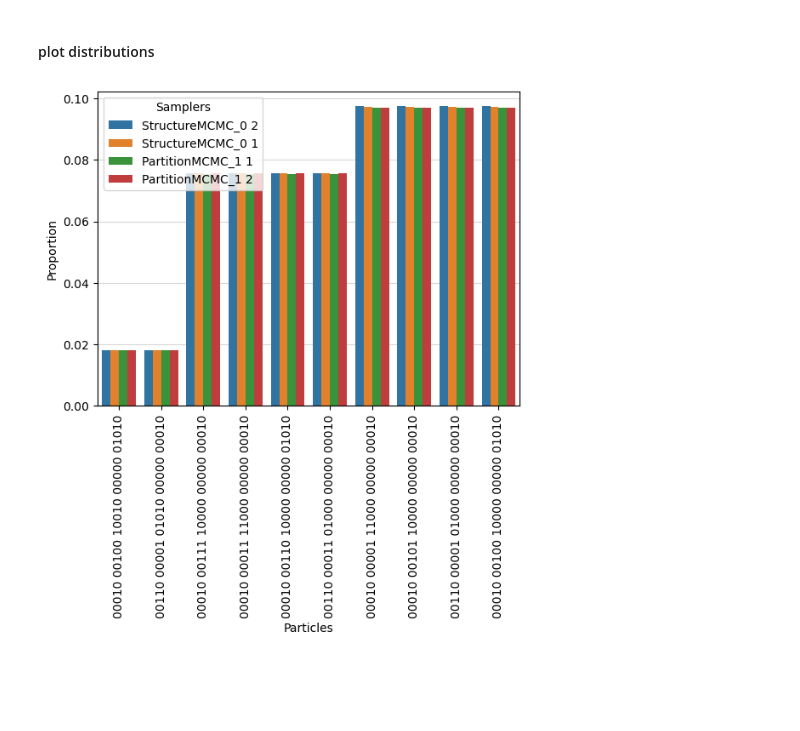
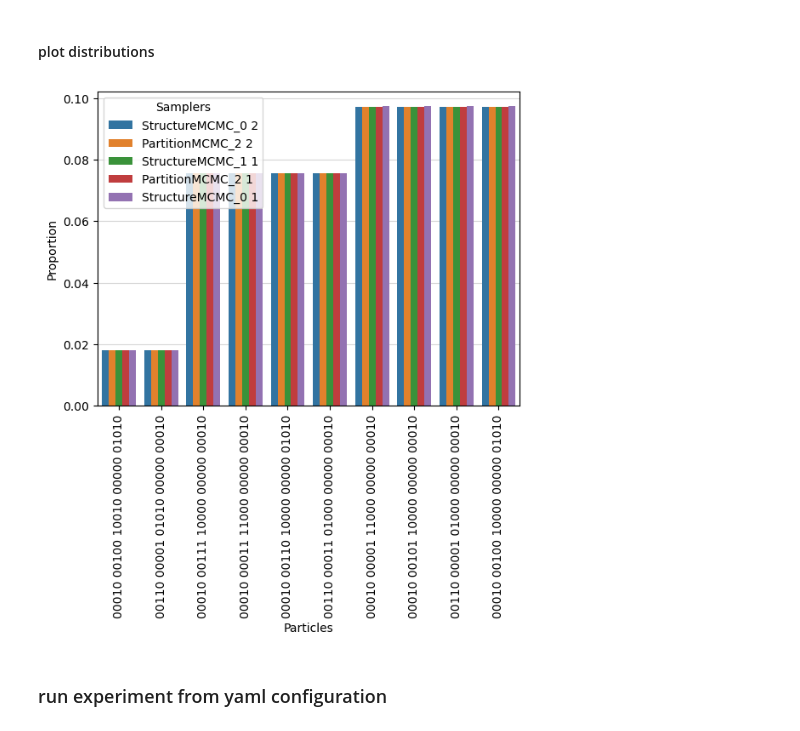
Before and after one commit to human-technology-institute/structure_learning, a Jupyter notebook: examples/experiment.ipynb, the cells around one changed output. Cells and saved outputs as stored; diff of their text form; code cells hidden in the pictures; blank space fills up the shorter version.

```diff
--- a/examples/experiment.ipynb
+++ b/examples/experiment.ipynb
@@ -47,6 +48,19 @@ samplers = [
     {
         "sampler_type": "StructureMCMC",
         "n_chains": 2,
+        "seeds": [1990, 1981],
+        "config": {
+            "max_iter": 100000,
+            "score_object": "bge",
+            "pc_init": False,
+            "result_type": "opad",
+            "graph_type": "dag",
+        }
+    },
+    {
+        "sampler_type": "StructureMCMC",
+        "n_chains": 1,
+        "seeds": [1990],
         "config": {
             "max_iter": 100000,
             "score_object": "bge",
@@ -58,10 +72,11 @@ samplers = [
     {
         "sampler_type": "PartitionMCMC",
         "n_chains": 2,
+        "seeds": [1990, 1981],
         "config": {
             "max_iter": 100000,
             "score_object": "bge",
-            "result_type": "opad+",
+            "result_type": "opad",
             "graph_type": "dag",
             "searchspace": "FULL"
         }
@@ -70,7 +85,7 @@ samplers = [
 # %% [markdown]
 #### run the experiment
 # %%
-exp = Experiment(experiment_name='test', data=synthetic_data.data, samplers=samplers, ground_truth='true_distribution.npy', metrics=['mae', 'mse', 'rhat', 'kld', 'jsd'], n_threads=8, seed=42)
+exp = Experiment(experiment_name='test', data=synthetic_data.data, samplers=samplers, ground_truth='true_distribution.npy', metrics=['mae', 'mse', 'rhat', 'kld', 'jsd'], n_threads=8, seed=42, snapshot_interval=10000)
 res = exp.run()
 # %% [output]
 Adding rejected particles
@@ -80,5 +102,6 @@ Adding rejected particles
 # %% [markdown]
 #### evaluate
 # %%
-exp.evaluate()
+sampler_types = [f'{sampler['sampler_type']}_{idx} {i+1}' for idx, sampler in enumerate(samplers) for i in range(sampler.get('n_chains', 1))]
+exp.evaluate(plot=True, plot_labels=sampler_types)
 # %% [output]
@@ -102,11 +135,9 @@ exp.evaluate()
 # %% [markdown]
 #### plot distributions
 # %%
-
-sampler_types = [f'{sampler['sampler_type']}_{idx} {i+1}' for idx, sampler in enumerate(samplers) for i in range(sampler['n_chains'])]
-_ = Distribution.plot_multiple([r[0] for r in res if isinstance(r[0], Distribution)], prop='p', labels=sampler_types, limit=10)
+_ = Distribution.plot_multiple([r[0][-1][0] for r in res], prop='p', labels=sampler_types, limit=10)
 # %% [output]
-[figure, old version]
+[figure, new version]
 # %%
 ### create yaml file for the experiment
 yaml_content = exp.to_yaml('test.yaml')
@@ -113,0 +144,2 @@ yaml_content
+# %% [markdown]
+### run experiment from yaml configuration
```
Also changed, not shown: parts of 6 cells of this notebook, 2 other files.
